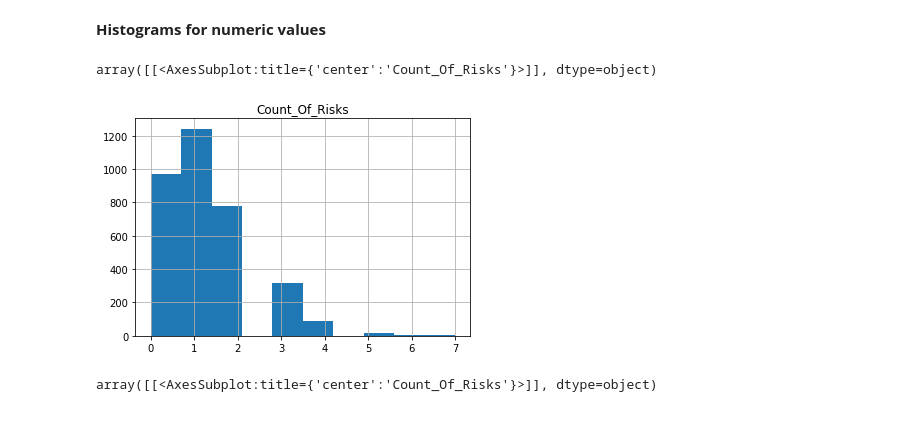
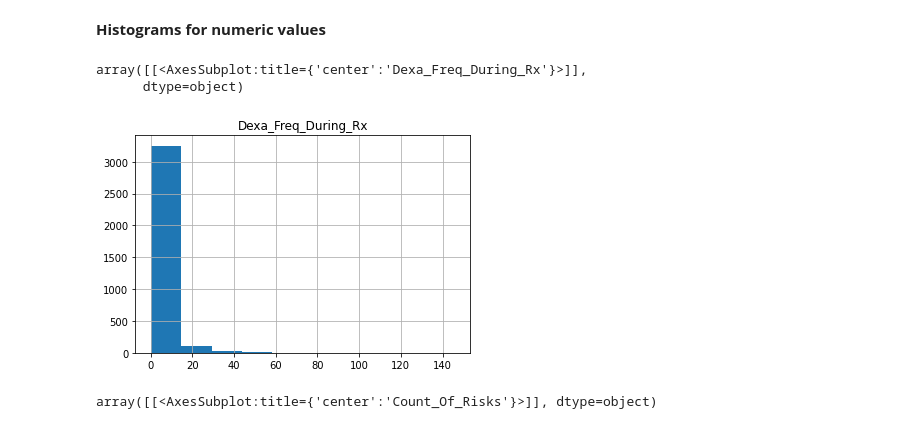
Before and after one commit to Mariamali2001/Data_Glacier_virtual_internship, a Jupyter notebook: Week09/Project_code.ipynb, the cells around one changed output. Drawn from its saved outputs; the diff is of its cells as text; code cells hidden in the pictures.

```diff
--- a/Week09/Project_code.ipynb
+++ b/Week09/Project_code.ipynb
@@ -267,10 +267,11 @@ skew was greater than zero so the more weight in the left tail of the distributi
 # %% [markdown]
 **Histograms for numeric values**
 # %%
-data_H.hist(column='Count_Of_Risks')
+data_H.hist(column='Dexa_Freq_During_Rx')
 # %% [output]
-array([[<AxesSubplot:title={'center':'Count_Of_Risks'}>]], dtype=object)
+array([[<AxesSubplot:title={'center':'Dexa_Freq_During_Rx'}>]],
+      dtype=object)
-[figure, old version]
+[figure, new version]
 # %%
 data_H.hist(column='Count_Of_Risks')
 # %% [output]
```
Also changed, not shown: parts of 4 cells of this notebook.
